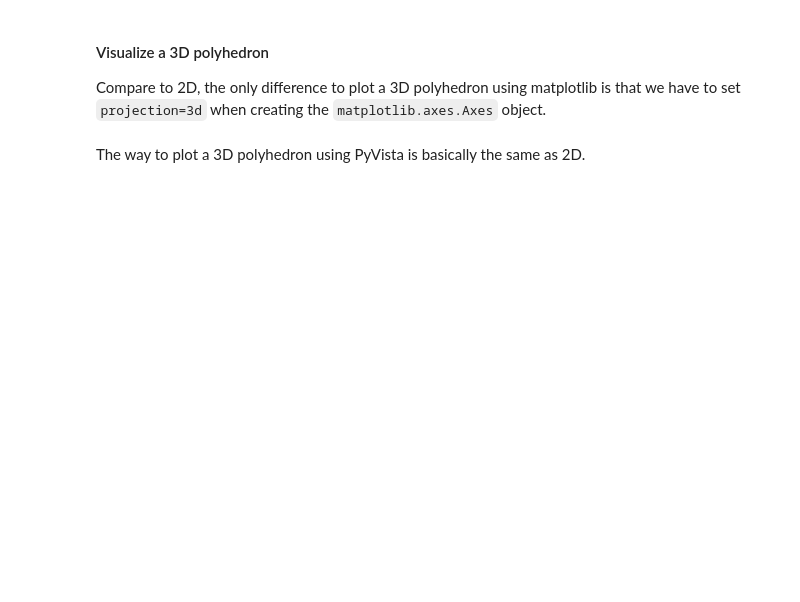
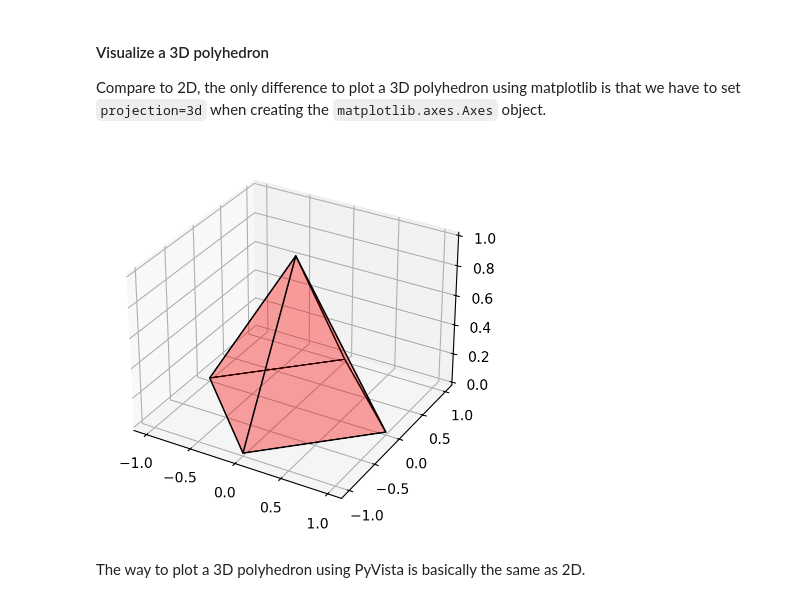
Before and after one commit to ujicrush/MPC-Course-EPFL, a Jupyter notebook: tutorial.ipynb, the cells around one changed output. Drawn from its saved outputs; the diff is of its cells as text; code cells hidden in the pictures; blank space fills up the shorter version.

```diff
--- a/tutorial.ipynb
+++ b/tutorial.ipynb
@@ -137,17 +139,16 @@ Compare to 2D, the only difference to plot a 3D polyhedron using matplotlib is t
 # %%
 V = np.array([[1, 0, 0], [0, 1, 0], [-1, 0, 0], [0, -1, 0], [0, 0, 1]], dtype=np.float64)  # a pyramid
 P = Polyhedron.from_Vrep(V)
 ax = plt.subplot(projection='3d')  # ! don't forget the projection argument
 
 P.plot(
-    ax,
-    color='r',
-    opacity=0.5,
-    show_edges=True,
-    show_vertices=True,
+    ax, color='r', opacity=0.2,
+    show_edges=True, show_vertices=False,
     # label='pyramid',  # label is not yet available for 3D polyhedron plotting in mpt4py
     )
 plt.show()
+# %% [output]
+[figure, added]
 # %% [markdown]
 The way to plot a 3D polyhedron using PyVista is basically the same as 2D.
 # %%
```
Also changed, not shown: parts of 17 cells of this notebook.
